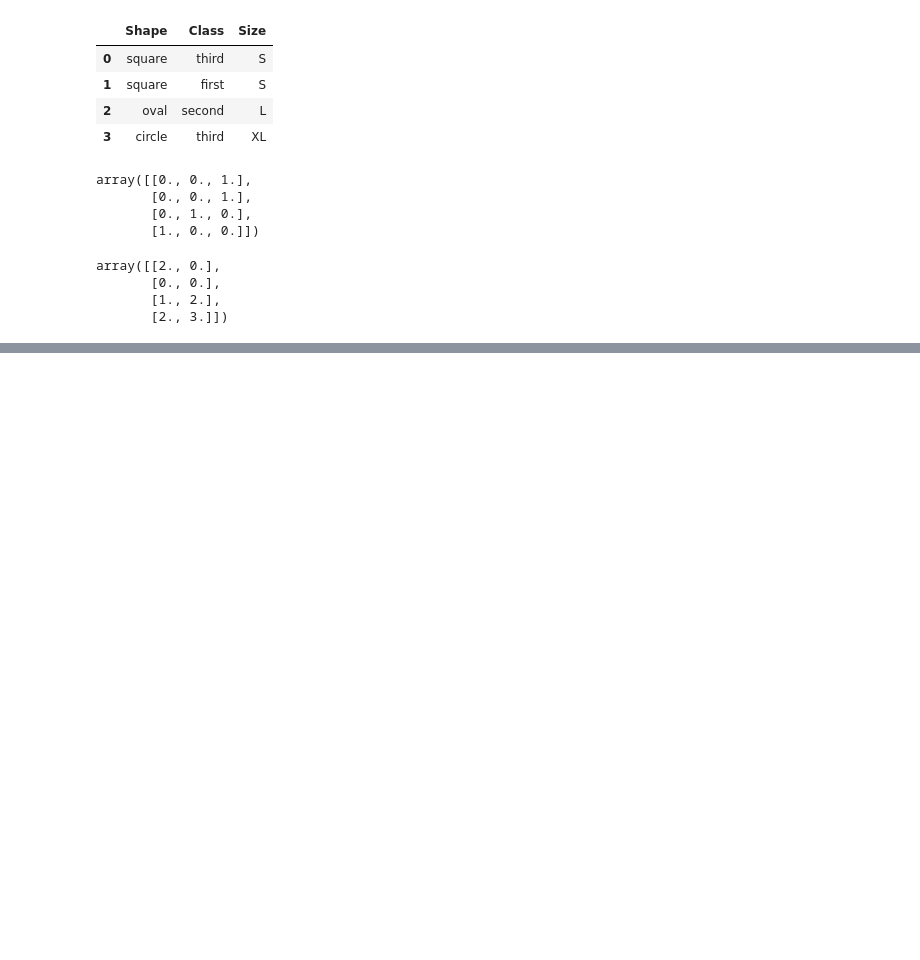
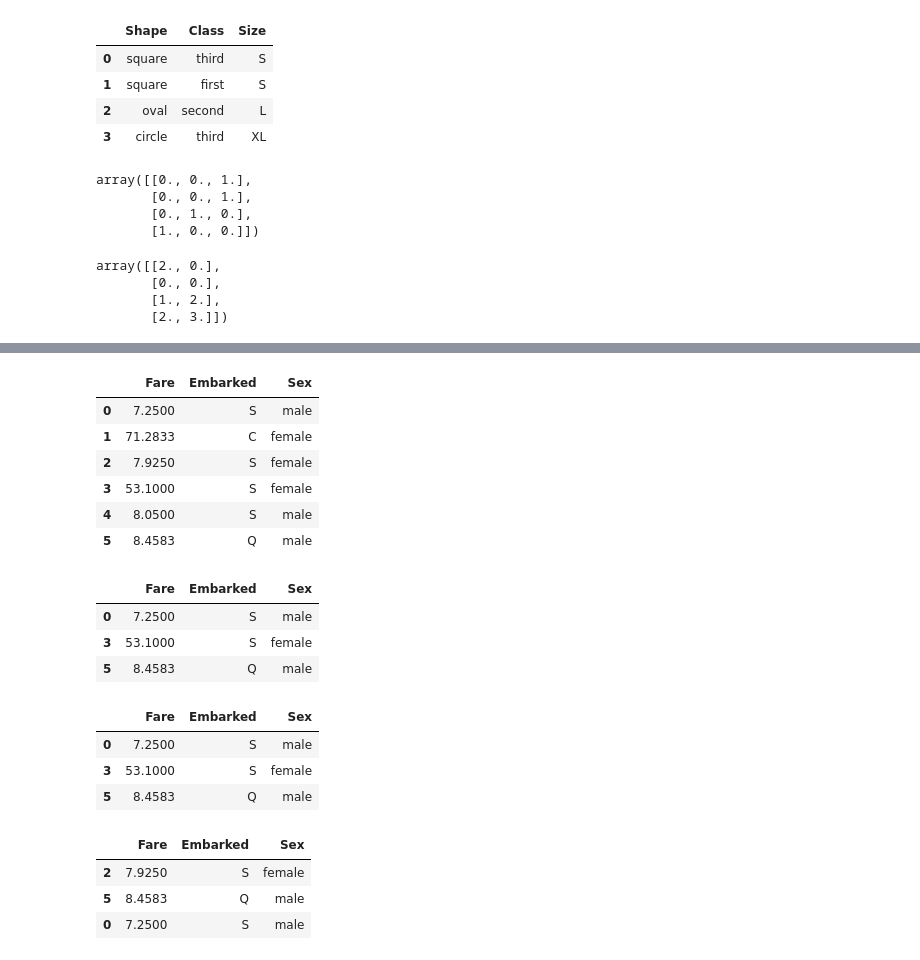
Before and after one commit to DenisVasil/ScikitLearn, a Jupyter notebook: scikitLearn.ipynb, the cells around one changed output, grey strips where cells are left out. Cells and saved outputs as stored; diff of their text form; code cells hidden in the pictures; blank space fills up the shorter version.

```diff
--- a/scikitLearn.ipynb
+++ b/scikitLearn.ipynb
@@ -246,0 +373,3 @@ array([[2., 0.],
+# %%
+import pandas as pd
+df = pd.read_csv('http://bit.ly/kaggletrain', nrows=6)
@@ -246,0 +386,14 @@ array([[2., 0.],
+# %%
+cols = ["Fare", "Embarked", "Sex"]
+X = df[cols]
+y = df["Survived"]
+# %%
+X
+# %% [output]
+|  | Fare | Embarked | Sex |
+| 0 | 7.2500 | S | male |
+| 1 | 71.2833 | C | female |
+| 2 | 7.9250 | S | female |
+| 3 | 53.1000 | S | female |
+| 4 | 8.0500 | S | male |
+| 5 | 8.4583 | Q | male |
@@ -246,0 +402,27 @@ array([[2., 0.],
+# %%
+# any positive integer can be used for the random_state value
+X_train, X_test, y_train, y_test = train_test_split(X, y, test_size = 0.5, random_state=1)
+X_train
+# %% [output]
+|  | Fare | Embarked | Sex |
+| 0 | 7.2500 | S | male |
+| 3 | 53.1000 | S | female |
+| 5 | 8.4583 | Q | male |
+# %%
+# using the SAME random_state value results in the SAME random split
+X_train, X_test, y_train, y_test = train_test_split(X, y, test_size = 0.5, random_state=1)
+X_train
+# %% [output]
+|  | Fare | Embarked | Sex |
+| 0 | 7.2500 | S | male |
+| 3 | 53.1000 | S | female |
+| 5 | 8.4583 | Q | male |
+# %%
+# using a DIFFERENT random_state value results in a DIFFERENT random split
+X_train, X_test, y_train, y_test = train_test_split(X, y, test_size=0.5, random_state=2)
+X_train
+# %% [output]
+|  | Fare | Embarked | Sex |
+| 2 | 7.9250 | S | female |
+| 5 | 8.4583 | Q | male |
+| 0 | 7.2500 | S | male |
```
Also changed, not shown: parts of 27 cells of this notebook.
